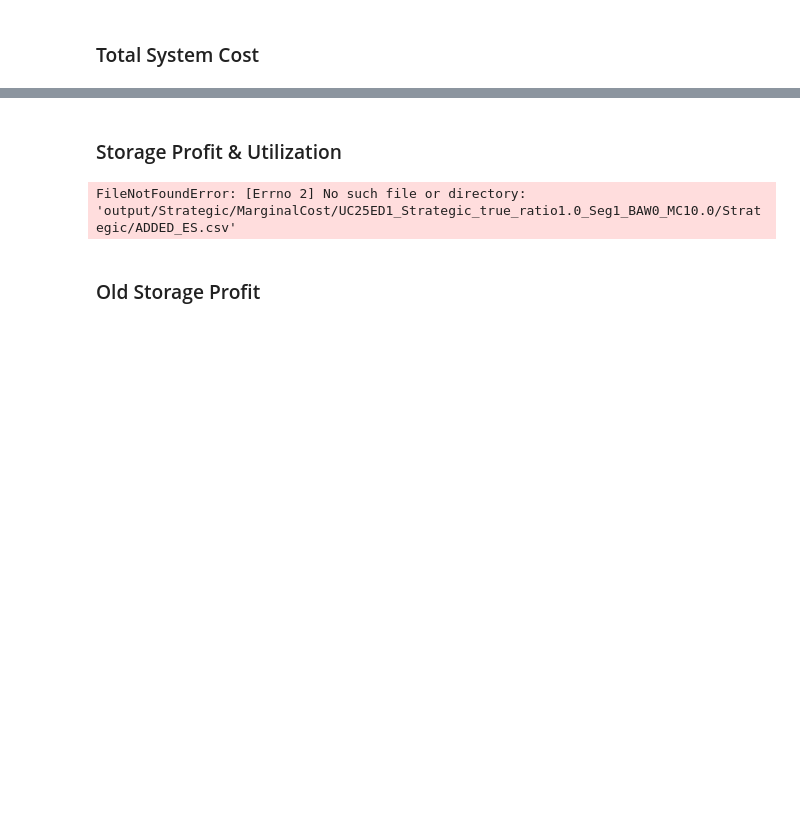
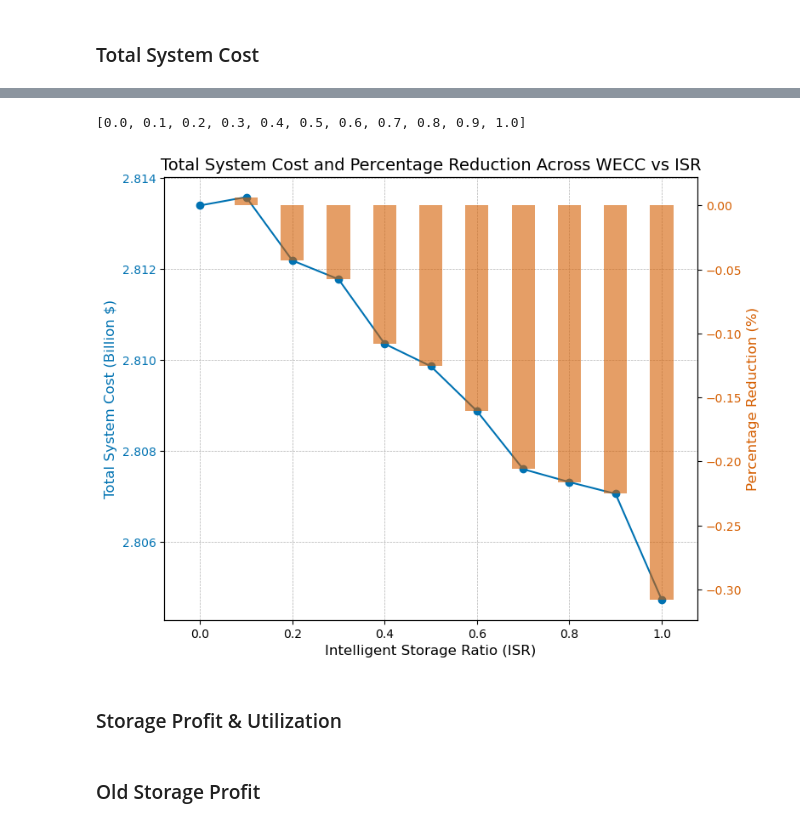
Before and after one commit to niklauskun/STESTS-Archive, a Jupyter notebook: Diagnose.ipynb, the cells around one changed output, grey strips where cells are left out. Saved outputs shown, nothing was run; the diff lists cells and outputs as text; code cells hidden in the pictures; blank space fills up the shorter version.

```diff
--- a/Diagnose.ipynb
+++ b/Diagnose.ipynb
@@ -24,0 +25,17 @@ pricestats.T
+# %%
+# Loop over ratios from 0.0 to 1.0 (assuming increment by 0.1)
+for ratio in ratios:
+    case = case_template.format(ratio)
+    try:
+        # Try to read the CSV file for the current case
+        price = pd.read_csv('output/'+case+'/EDprice.csv', header=None)
+    except FileNotFoundError:
+        print(f"File for case {case} not found.")
+        continue
+
+    # Calculate stats and transpose
+    pricestats = pd.concat([price.mean()*12, (price*12).std()], axis=1).T
+
+    # Now, instead of appending Series objects, you create DataFrame slices for each and append them
+    mean_prices_dfs.append(pricestats.iloc[[0]])
+    std_prices_dfs.append(pricestats.iloc[[1]])
@@ -25,4 +115,2 @@ pricestats.T
 # %% [markdown]
 ### Total System Cost
-# %%
-cost = pd.read_csv('output/'+case+'/EDcost.csv',header=None)
@@ -34,12 +156,45 @@ dtype: float64
+# %%
+ratios
+# %% [output]
+[0.0, 0.1, 0.2, 0.3, 0.4, 0.5, 0.6, 0.7, 0.8, 0.9, 1.0]
+# %%
+# Calculate percentage reduction compared to 0.0 ISR
+initial_cost = total_system_costs_df['Total System Cost'].iloc[0]
+percentage_reduction = (total_system_costs_df['Total System Cost'] - initial_cost) / initial_cost * 100
+
+# Plotting
+fig, ax1 = plt.subplots(figsize=(8, 6))
+
+color = '#0072B2'
+ax1.set_xlabel('Intelligent Storage Ratio (ISR)', fontsize=12)
+ax1.set_ylabel('Total System Cost (Billion $)', color=color, fontsize=12)
+ax1.plot(ratios, total_system_costs_df['Total System Cost'], '-o', color=color, label='Total System Cost')
+ax1.tick_params(axis='y', labelcolor=color)
+ax1.grid(True, which='both', linestyle='--', linewidth=0.5)
+
+# Instantiate a second y-axis for percentage reduction
+ax2 = ax1.twinx()
+color = '#D55E00'
+ax2.set_ylabel('Percentage Reduction (%)', color=color, fontsize=12)
+ax2.bar(ratios, percentage_reduction, width=0.05, color=color, alpha=0.6, label='Percentage Reduction')
+ax2.tick_params(axis='y', labelcolor=color)
+
+fig.tight_layout()
+plt.title('Total System Cost and Percentage Reduction Across WECC vs ISR', fontsize=14)
+plt.show()
+# %% [output]
+[figure, added]
 # %% [markdown]
 ### Storage Profit & Utilization
 # %%
+# case = 'Strategic/MC20/UC25ED1_Strategic_true_ratio0.9_Seg5_BAW0_MC20.0'
+case = 'Strategic/EDH6/UC25ED6_Strategic_true_ratio1.0_Seg1_BAW0_MC20.0_1'
+
+
 ESD = pd.read_csv('output/'+case+'/EDESD.csv',header=None)
 ESC = pd.read_csv('output/'+case+'/EDESC.csv',header=None)
 price = pd.read_csv('output/'+case+'/EDprice.csv',header=None)
 ES = pd.read_csv('output/'+case+'/Strategic/ADDED_ES.csv')
-# %% [output]
-FileNotFoundError: [Errno 2] No such file or directory: 'output/Strategic/MarginalCost/UC25ED1_Strategic_true_ratio1.0_Seg1_BAW0_MC10.0/Strategic/ADDED_ES.csv'
 # %%
 data = [
     ['S1', sum((ESD[35]-ESC[35])*price[0])/1000, sum((ESD[35]-ESC[35])*price[0] - Ts*c*ESD[35])/1000, sum((ESD[35]-ESC[35])*price[0] - Ts*c*ESD[35])/1000/ES['ESOC'][0], sum(ESD[35])/eta*Ts/ES['ESOC'][0]],
```
Also changed, not shown: parts of 15 cells of this notebook, 4 other files.
